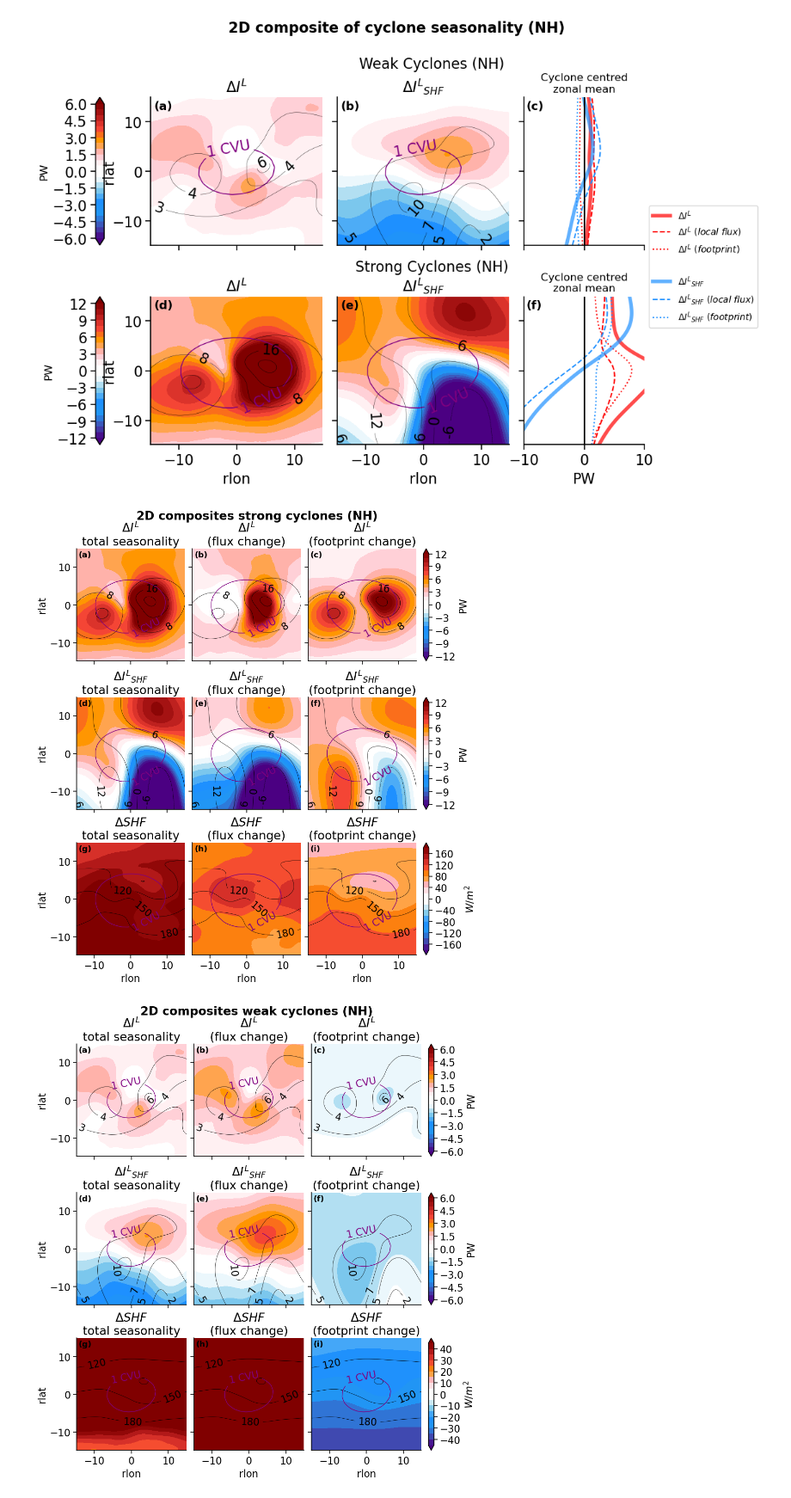
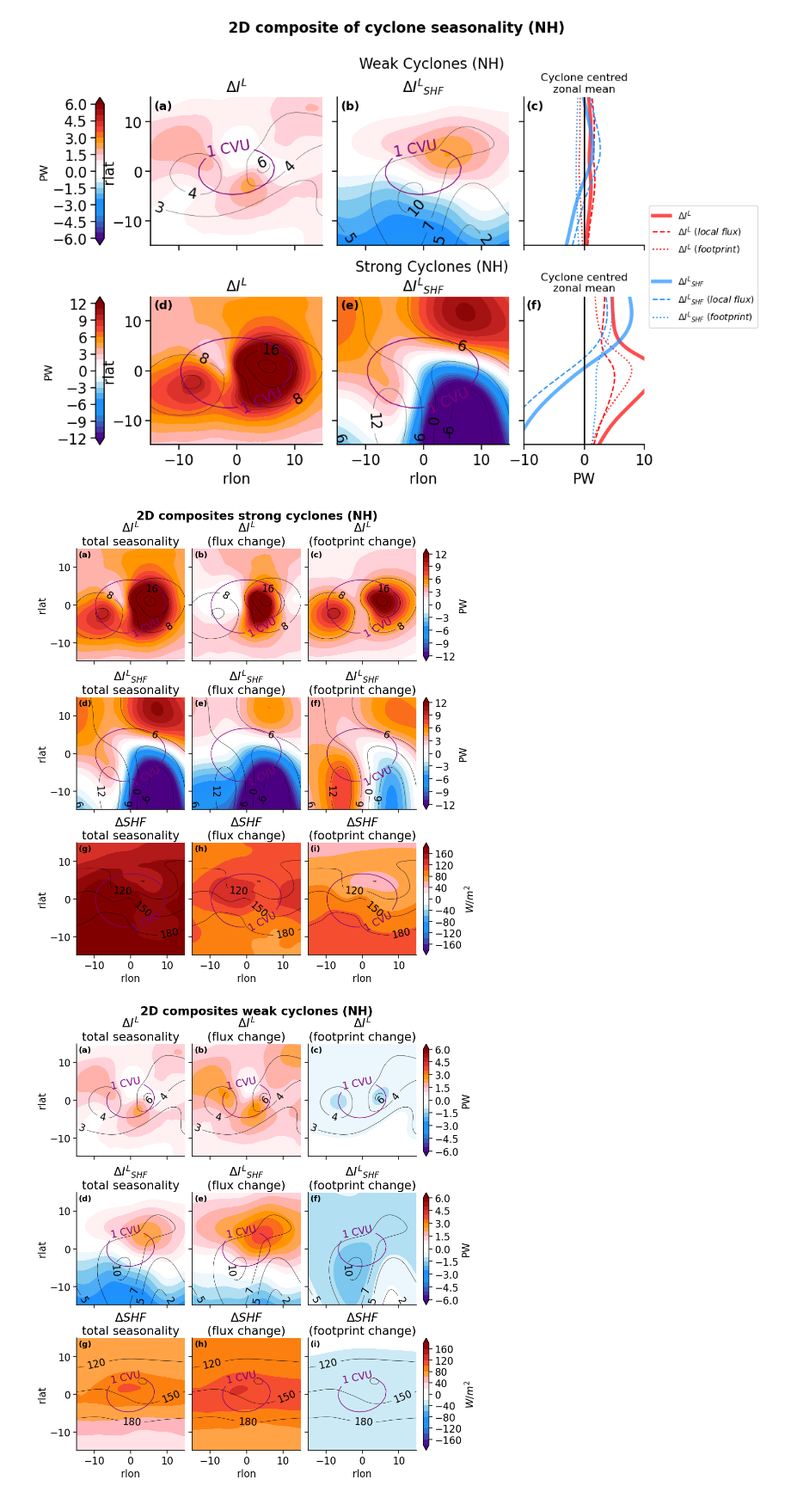
Before and after one commit to gmsarro/mse_cyclone-energetics, a Jupyter notebook: notebooks/final_figures.ipynb, the cells around one changed output. Shown at 86% size. Saved outputs shown, nothing was run; the diff lists cells and outputs as text; code cells hidden in the pictures.

```diff
--- a/notebooks/final_figures.ipynb
+++ b/notebooks/final_figures.ipynb
@@ -1734,35 +1734,35 @@ def plot_2d_composites_nh_decomposition_all(
     fig.suptitle(f'2D composites {strength[C]} (NH)', y=1.02, fontweight='bold')
 
     labels = list(string.ascii_lowercase)
     for i, ax in enumerate(axes.flat):
         ax.text(0.02, 0.98, f'({labels[i]})', transform=ax.transAxes, fontsize=13,
                 fontweight='bold', va='top', ha='left')
 
     fig.savefig(
         os.path.join(OUT_DIR,
                      f'2D_composites_{strength[C].replace(" ", "_")}_all_decompose_NH.pdf'),
         bbox_inches='tight',
     )
     fig.savefig(
         os.path.join(OUT_DIR,
                      f'2D_composites_{strength[C].replace(" ", "_")}_all_decompose_NH.png'),
         dpi=600, facecolor='white', bbox_inches='tight',
     )
     plt.show()
 
 plot_2d_composites_nh_decomposition_all(
     C=0, factor=PW_factor_NH,
     levels=np.arange(-12, 13, 1),
     levels2=np.arange(-180, 200, 20),
 )
 plot_2d_composites_nh_decomposition_all(
     C=1, factor=PW_factor_NH,
     levels=np.arange(-12, 13, 1) / 2,
-    levels2=np.arange(-45, 50, 5),
+    levels2=np.arange(-180, 200, 20),
 )
 # %% [output]
 [figure]
-[figure, old version]
+[figure, new version]
 # %%
 with NC(NC_CYC_INT) as f:
     cycl_int = np.asarray(f["cycl_int_final"][:])
```
Also changed, not shown: parts of 1 cell of this notebook, 1 other file.
